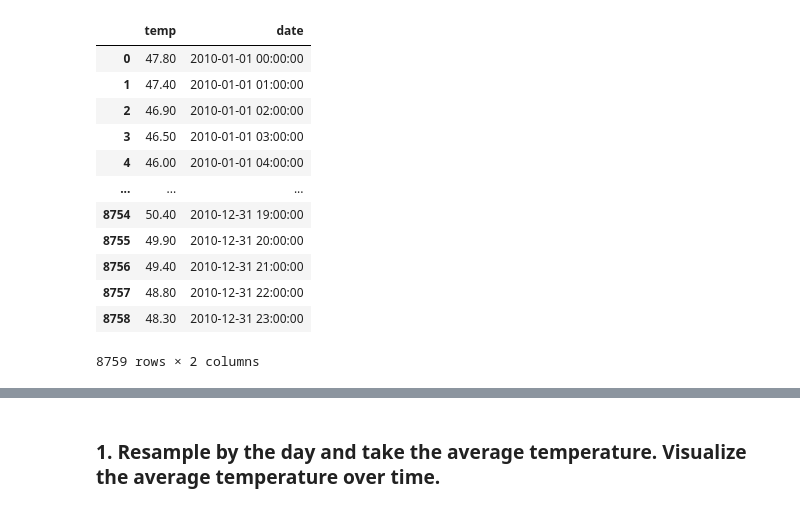
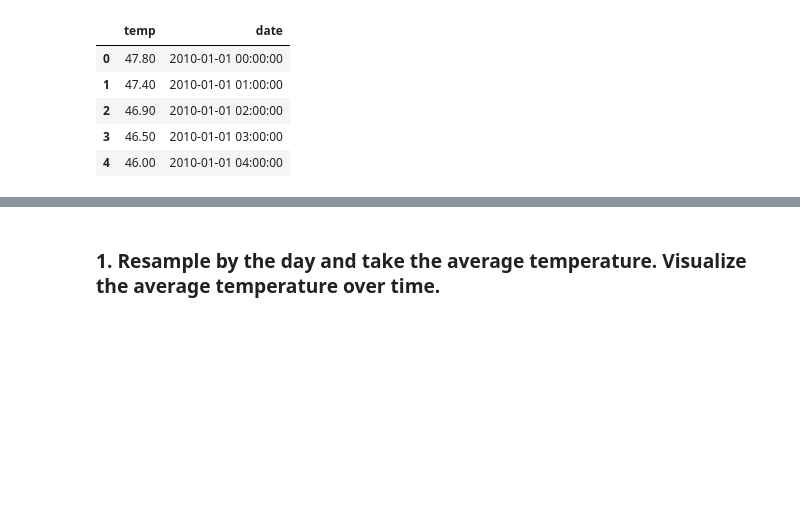
Before and after one commit to lupeluna/time-series-exercises, a Jupyter notebook: TimeSeries.ipynb, the cells around one changed output, grey strips where cells are left out. Saved outputs shown, nothing was run; the diff lists cells and outputs as text; code cells hidden in the pictures; blank space fills up the shorter version.

```diff
--- a/TimeSeries.ipynb
+++ b/TimeSeries.ipynb
@@ -16,18 +16,11 @@ pd.set_option('display.float_format', lambda x: '%.2f' % x)
 # %%
 from vega_datasets import data
 df = data.sf_temps()
-df
+df.head()
 # %% [output]
 |  | temp | date |
 | 0 | 47.80 | 2010-01-01 00:00:00 |
 | 1 | 47.40 | 2010-01-01 01:00:00 |
 | 2 | 46.90 | 2010-01-01 02:00:00 |
 | 3 | 46.50 | 2010-01-01 03:00:00 |
 | 4 | 46.00 | 2010-01-01 04:00:00 |
-| ... | ... | ... |
-| 8754 | 50.40 | 2010-12-31 19:00:00 |
-| 8755 | 49.90 | 2010-12-31 20:00:00 |
-| 8756 | 49.40 | 2010-12-31 21:00:00 |
-| 8757 | 48.80 | 2010-12-31 22:00:00 |
-| 8758 | 48.30 | 2010-12-31 23:00:00 |
-8759 rows × 2 columns
```
Also changed, not shown: parts of 60 cells of this notebook.
